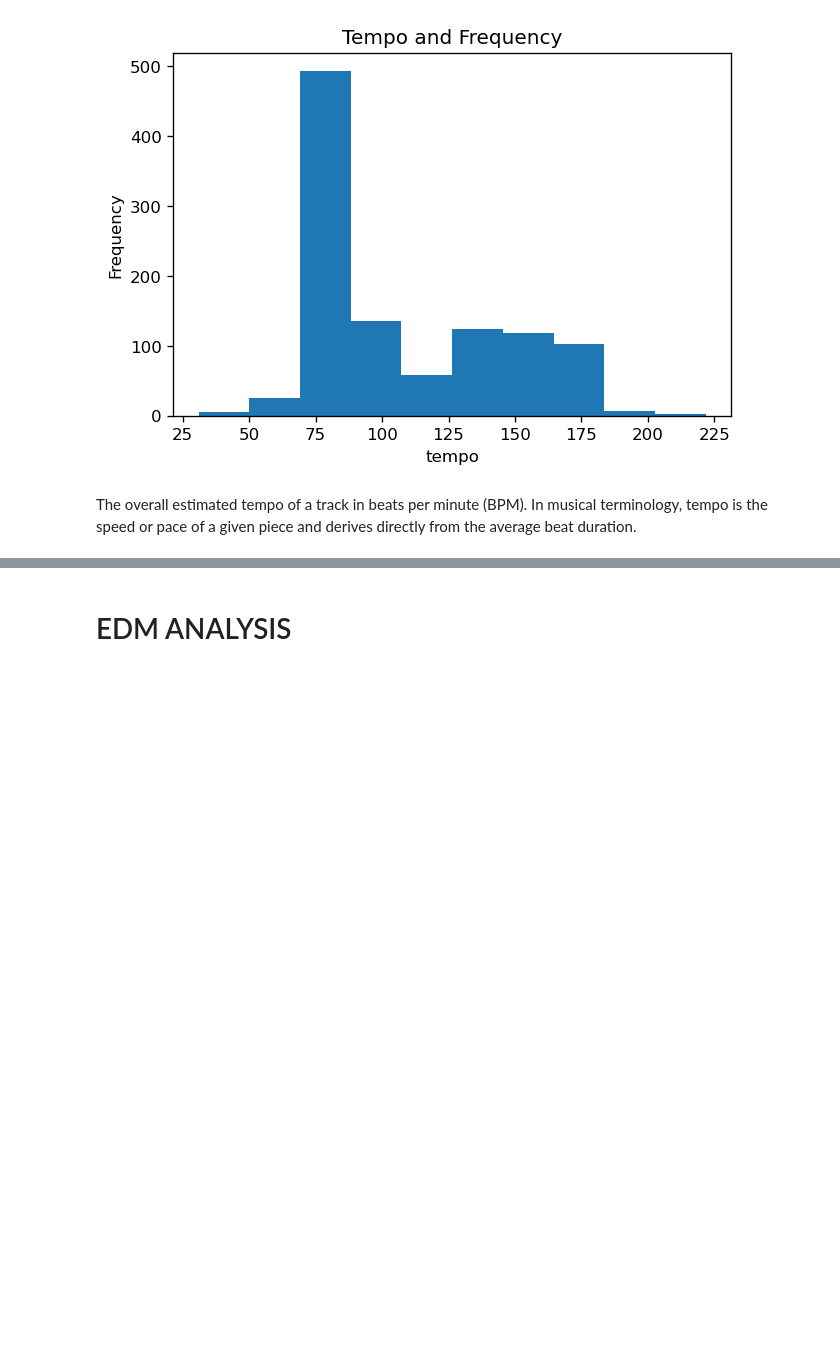
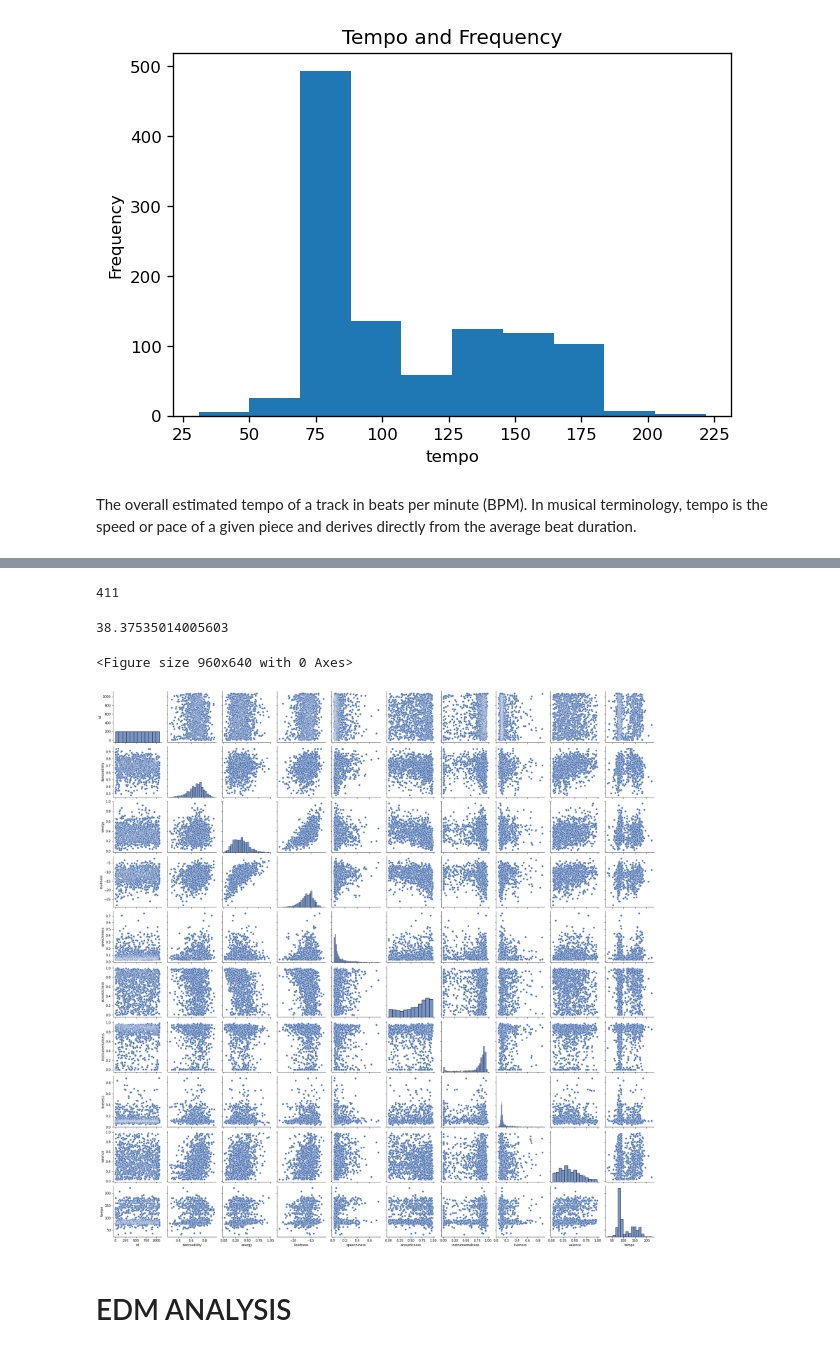
Before and after one commit to kchiev215/Spotify_EDM_Lofi_Analysis, a Jupyter notebook: Data_Analysis.ipynb, the cells around one changed output, grey strips where cells are left out. Cells and saved outputs as stored; diff of their text form; code cells hidden in the pictures; blank space fills up the shorter version.

```diff
--- a/Data_Analysis.ipynb
+++ b/Data_Analysis.ipynb
@@ -289,3 +309,24 @@ TypeError: pairplot() got an unexpected keyword argument 'color'
+# %%
+high_tempo = new_df_lofi[new_df_lofi['tempo'] >= new_df_lofi['tempo'].mean()]
+total_above_mean = high_tempo.tempo.value_counts().sum()
+total_above_mean
+# %% [output]
+411
+# %%
+# Percentage of datapoints above tempo mean
+tempo_above_mean = (total_above_mean/1071)*100
+tempo_above_mean
+# %% [output]
+38.37535014005603
+# %%
+#use pyplot from matplotlib to create a grid of pairplots of every variable.
+
+plt.figure(figsize=(12,8), dpi= 80)
+sns.pairplot(new_df_lofi)
+plt.show()
+# %% [output]
+<Figure size 960x640 with 0 Axes>
+[figure, added]
 # %% [markdown]
 # EDM ANALYSIS
 # %%
```
Also changed, not shown: parts of 92 cells of this notebook.
